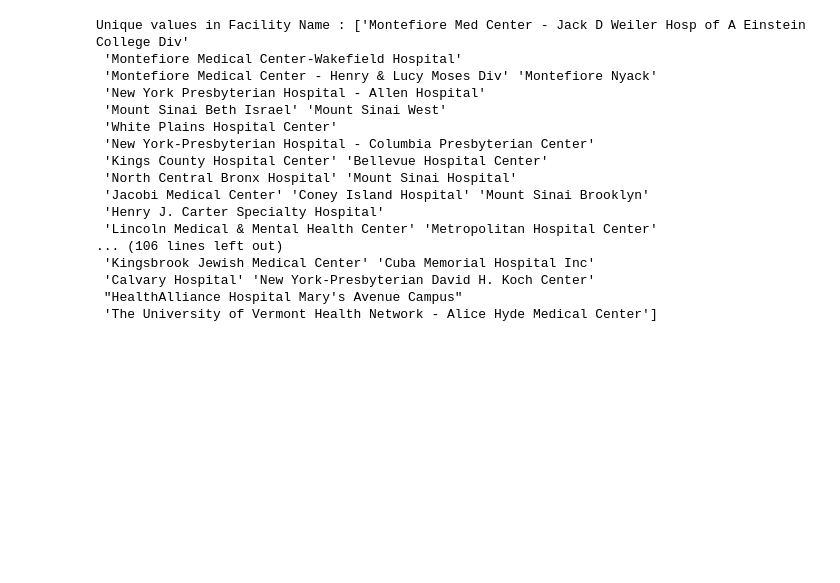
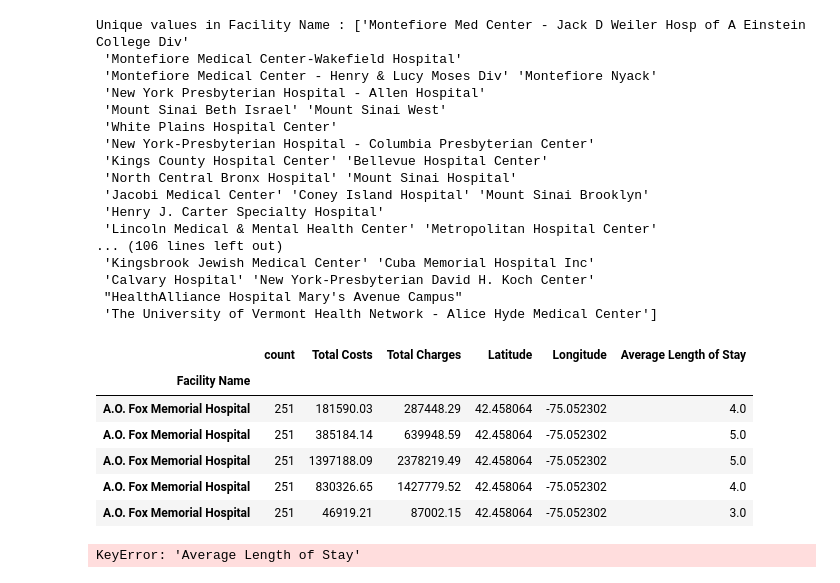
Before and after one commit to Omeesha28/NY-Healthcare-Data-Visualization, a Jupyter notebook: main.ipynb, the cells around one changed output. Saved outputs shown, nothing was run; the diff lists cells and outputs as text; code cells hidden in the pictures; blank space fills up the shorter version.

Commit message:
Last minute changes and scatterplot

```diff
--- a/main.ipynb
+++ b/main.ipynb
@@ -246,7 +228,7 @@ clean_data_merged['Length of Stay'] = pd.to_numeric(clean_data_merged['Length of
 filtered_df = clean_data_merged[clean_data_merged['Payment Typology 1'].isin(["Medicaid", "Medicare", "Federal/State/Local/VA", "Department of Corrections"])]
 
 # Group by Facility Name and APR MDC Description and calculate the average length of stay, total costs, and total charges
-grouped_data7 = filtered_df.groupby(['Facility Name', 'APR MDC Description']).agg({
+govt_ins = filtered_df.groupby(['Facility Name', 'APR MDC Description']).agg({
     'Length of Stay': 'mean',
     'Total Costs': 'sum',
     'Total Charges': 'sum',
@@ -255,17 +237,17 @@ grouped_data7 = filtered_df.groupby(['Facility Name', 'APR MDC Description']).ag
 })
 
 # Round average length of stay
-grouped_data7['Average Length of Stay'] = grouped_data7['Length of Stay'].round()
+govt_ins['Average Length of Stay'] = govt_ins['Length of Stay'].round()
 
 # Round 'Total Costs' and 'Total Charges' to two decimal points
-grouped_data7['Total Costs'] = grouped_data7['Total Costs'].round(2)
-grouped_data7['Total Charges'] = grouped_data7['Total Charges'].round(2)
+govt_ins['Total Costs'] = govt_ins['Total Costs'].round(2)
+govt_ins['Total Charges'] = govt_ins['Total Charges'].round(2)
 
 # Drop the original 'Length of Stay' column
-grouped_data7.drop(columns='Length of Stay', inplace=True)
+govt_ins.drop(columns='Length of Stay', inplace=True)
 
 # Save DataFrame to CSV with 'Facility Name' included
-grouped_data7.reset_index().to_csv("Resources/Government_Insurance_MarkerMap2_Data.csv", index=False)
+govt_ins.reset_index().to_csv("Resources/Government_Insurance_MarkerMap2_Data.csv", index=False)
 # %%
 # Convert 'Length of Stay' column to numeric, coerce errors to NaN
 clean_data_merged['Length of Stay'] = pd.to_numeric(clean_data_merged['Length of Stay'], errors='coerce')
@@ -370,6 +347,51 @@ Unique values in Facility Name : ['Montefiore Med Center - Jack D Weiler Hosp of
  'Calvary Hospital' 'New York-Presbyterian David H. Koch Center'
  "HealthAlliance Hospital Mary's Avenue Campus"
  'The University of Vermont Health Network - Alice Hyde Medical Center']
+# %%
+gov = pd.merge(main, govt_ins, on='Facility Name', how='left')
+
+gov.head()
+# %% [output]
+|  | count | Total Costs | Total Charges | Latitude | Longitude | Average Length of Stay |
+| Facility Name |  |  |  |  |  |  |
+| A.O. Fox Memorial Hospital | 251 | 181590.03 | 287448.29 | 42.458064 | -75.052302 | 4.0 |
+| A.O. Fox Memorial Hospital | 251 | 385184.14 | 639948.59 | 42.458064 | -75.052302 | 5.0 |
+| A.O. Fox Memorial Hospital | 251 | 1397188.09 | 2378219.49 | 42.458064 | -75.052302 | 5.0 |
+| A.O. Fox Memorial Hospital | 251 | 830326.65 | 1427779.52 | 42.458064 | -75.052302 | 4.0 |
+| A.O. Fox Memorial Hospital | 251 | 46919.21 | 87002.15 | 42.458064 | -75.052302 | 3.0 |
+# %%
+# Performing statistical analysis on the Length of Stay for Private and Government Insurance
+
+# Linear regression on
+x_values = final_dashboard_df['Average Length of Stay']
+y_values = final_dashboard_df['Count']
+
+# Perform a linear regression on X and Y
+(slope, intercept, rvalue, pvalue, stderr) = linregress(x_values, y_values)
+
+# Get regression values
+regress_values = x_values * slope + intercept
+print(regress_values)
+print(slope)
+#Creating line equation
+line_eq = "y = " + str(round(slope,2)) + "x +" + str(round(intercept,2))
+print(line_eq)
+# Create Plot
+plt.scatter(x_values,y_values)
+plt.plot(x_values,regress_values,"r-")
+
+# Label plot and annotate the line equation
+plt.xlabel('Government Insurance')
+plt.ylabel('Private Insurance')
+plt.annotate(line_eq,(20,5),fontsize=15,color="red")
+
+# Print r value
+print(f"The r-value is: {rvalue**2}")
+
+# Show plot
+plt.show()
+# %% [output]
+KeyError: 'Average Length of Stay'
 # %%
 # Create an instance of MongoClient
 mongo = MongoClient(port=27017)
```
Also changed, not shown: parts of 13 cells of this notebook, 1 other file.
